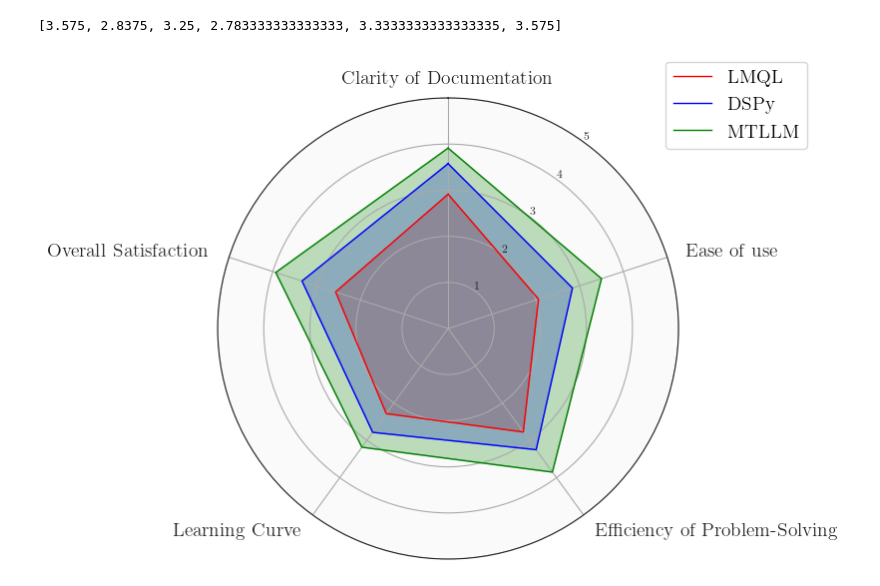
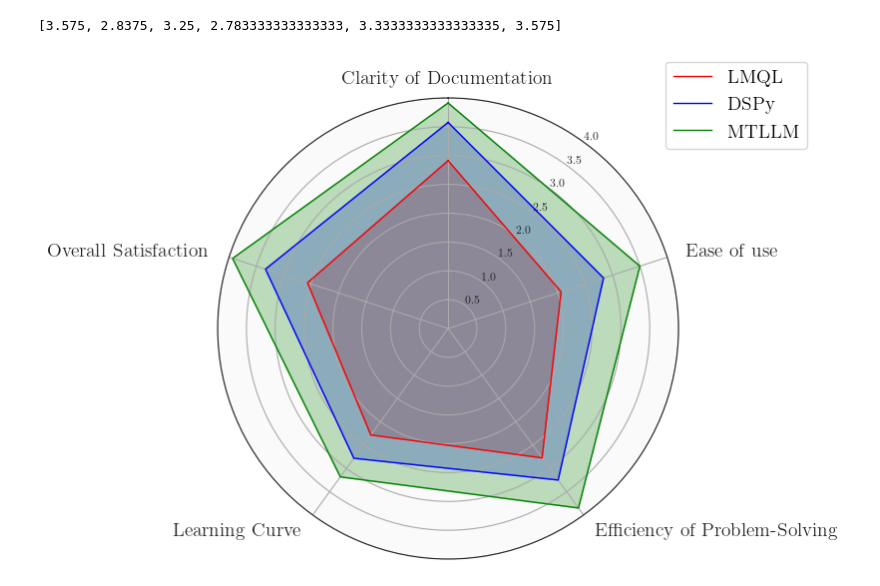
Before and after one commit to Jaseci-Labs/mtllm-evaluation, a Jupyter notebook: usabiity study/data.ipynb, the cells around one changed output. Cells and saved outputs as stored; diff of their text form; code cells hidden in the pictures.

Commit message:
Update with LoC data

```diff
--- a/usabiity study/data.ipynb
+++ b/usabiity study/data.ipynb
@@ -257,11 +327,31 @@ plt.show()
+# %%
+violin_data_2 = data_set.copy()
 # %%
 fig, ax = plt.subplots(figsize=(20, 4))
 
+# sns.lineplot(x="Questions", y="Score", hue="Framework", data=data_set, estimator=np.mean, palette=colors, ax=ax, linewidth=1, marker='o')
+
+colors = [plt.cm.RdYlGn(0.0), plt.cm.RdYlGn(0.4), plt.cm.RdYlGn(1.0)]
+# Extract unique question categories and their corresponding positions
+questions = violin_data_2['Questions'].unique()
+positions = range(len(questions))
+
+# Calculate the mean score for each question and framework
+mean_scores = violin_data_2.groupby(['Questions', 'Framework'])['Score'].mean().unstack()
+
+# Plot the line plot manually to ensure alignment
+for framework, color in zip(['[LMQL]','[DSPy]', '[MTLLM]'], colors):
+    ax.plot(positions, mean_scores[framework], marker='o', color=color, label=framework)
+
+# Adjust x-ticks to show original question categories
+ax.set_xticks(positions)
+ax.set_xticklabels(questions)
+
 colors = [plt.cm.RdYlGn(0.0), plt.cm.RdYlGn(0.5), plt.cm.RdYlGn(1.0)]
+violin = sns.violinplot(data=violin_data_2, x='Questions',y ='Score',hue='Framework',  palette = colors,ax=ax, inner=None)
 
-boxplot = sns.violinplot(data=data_set, x='Questions',y ='Score',hue='Framework',  palette = colors,ax=ax, inner='quart')
 
-for artist in boxplot.artists:
+for artist in violin.artists:
     artist.set_edgecolor('black')
     artist.set_facecolor('white')
 
@@ -271,7 +361,7 @@ ax.legend().remove()
 # axes[i,j].set_xlabel('')
 # axes[i,j].set_ylabel('')
 # axes[i,j].set_title('Q'+str(k))
-# ax.set_ylim(0.8,5.2)
+# ax.set_ylim(1,5)
 ax.grid(axis='y',linestyle='--', linewidth=0.5)
 ax.set_xlabel('Rating out of 5', fontsize=14)
 ax.set_ylabel('Density', fontsize=14)
@@ -284,7 +374,8 @@ ax.set_ylabel('Density', fontsize=14)
 frameworks = ['LMQL', 'DSPy', 'MTLLM']
 legend_handles = [plt.bar([0], [0], color=colors[i], lw=1, edgecolor='black') for i in range(len(frameworks))]
 fig.legend(legend_handles,frameworks,loc='upper center',shadow=True, fontsize=14, bbox_to_anchor=(0.5, 1.05), ncol=3)
-plt.savefig('user_study_questionnaire_distribution.png', dpi=300, bbox_inches='tight')
+# plt.savefig('user_study_questionnaire_distribution.png', dpi=300, bbox_inches='tight')
 plt.show()
+
 ['box', 'quart', 'stick', 'point', None]
 # %% [output]
@@ -400,32 +436,32 @@ fig, ax = plt.subplots(figsize=(6, 6), subplot_kw=dict(polar=True))
 def add_to_radar(framework, color):
   values = average_scores.loc[framework].tolist()
   values += values[:1]
   ax.plot(angles, values, color=color, linewidth=1, label=framework)
   ax.fill(angles, values, color=color, alpha=0.25)
 
 for i,framework in enumerate(frameworks):
     add_to_radar(framework, colors[i])
 ax.set_theta_offset(np.pi / 2)
 ax.set_theta_direction(-1)
 ax.set_thetagrids(np.degrees(angles[:-1]), labels, fontsize=14)
 
 for label, angle in zip(ax.get_xticklabels(), angles):
   if angle in (0, np.pi):
     label.set_horizontalalignment('center')
   elif 0 < angle < np.pi:
     label.set_horizontalalignment('left')
   else:
     label.set_horizontalalignment('right')
 
-ax.set_ylim(0, 5)
+ax.set_ylim(0, 4)
 ax.set_rlabel_position(180 / num_vars)
 ax.tick_params(colors='#222222')
 ax.tick_params(axis='y', labelsize=8)
 ax.grid(color='#AAAAAA')
 ax.spines['polar'].set_color('#222222')
 ax.set_facecolor('#FAFAFA')
 
 ax.legend(loc='upper right', bbox_to_anchor=(1.3, 1.1), fontsize=14)
 plt.savefig('user_study_questionnaire_radar.png', dpi=300, bbox_inches='tight')
 # %% [output]
-[figure, old version]
+[figure, new version]
```
Also changed, not shown: parts of 4 cells of this notebook, 8 other files.
